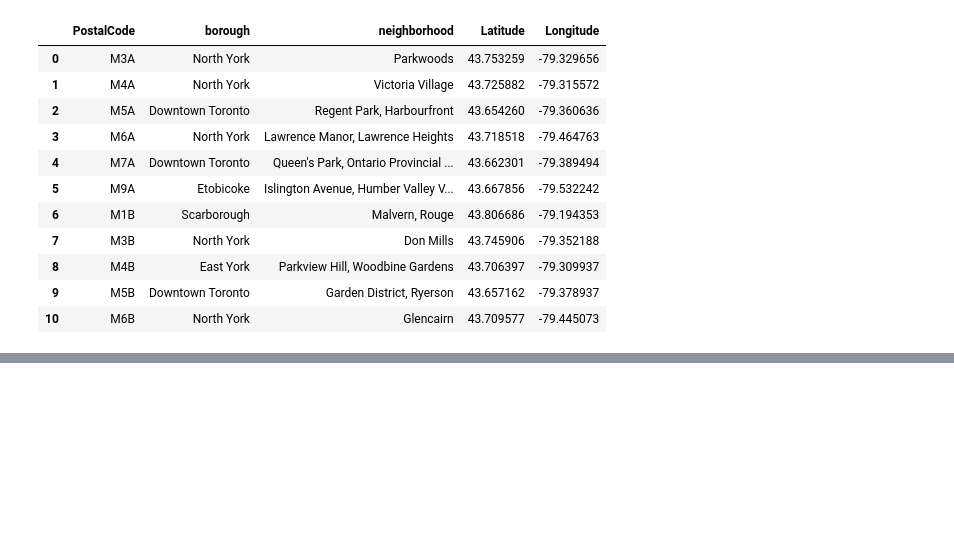
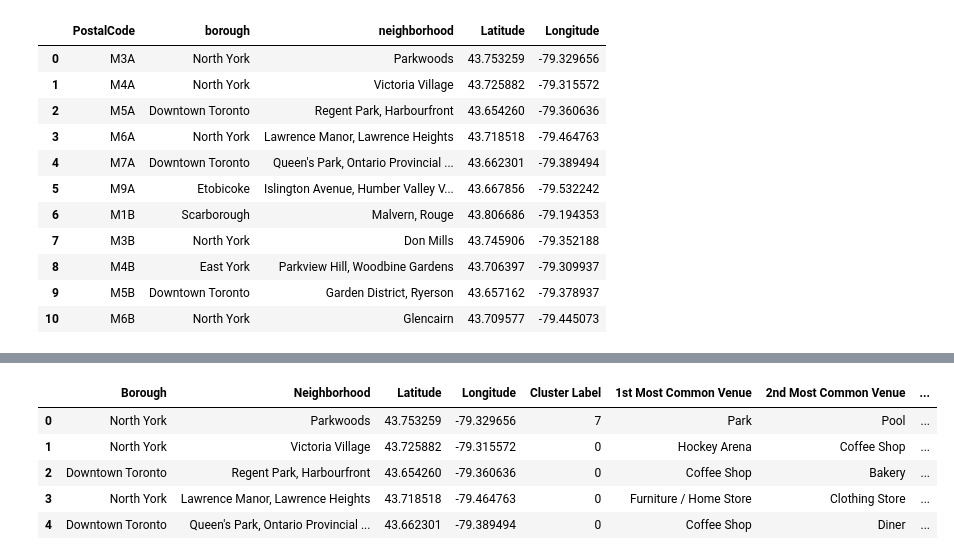
Before and after one commit to steph-ga/IBM-DS-Capstone-Project, a Jupyter notebook: capstone_project.ipynb, the cells around one changed output, grey strips where cells are left out. Saved outputs shown, nothing was run; the diff lists cells and outputs as text; code cells hidden in the pictures; blank space fills up the shorter version.

```diff
--- a/capstone_project.ipynb
+++ b/capstone_project.ipynb
@@ -101,0 +389,8 @@ result.head(11)
+# %%
+from sklearn.cluster import KMeans
+
+k = 10
+
+toronto_grouped_clustering = toronto_grouped.drop('Neighborhood',1)
+kmeans = KMeans(n_clusters=k, random_state=0).fit(toronto_grouped_clustering)
+kmeans.labels_[0:10]
@@ -101,0 +399,4 @@ result.head(11)
+# %%
+#add clustering labels to the neighborhood_venues_sorted df
+
+neighborhood_venues_sorted.insert(0,'Cluster Label',kmeans.labels_)
@@ -101,0 +412,14 @@ result.head(11)
+# %%
+toronto_data = df.drop('PostalCode',1)
+toronto_data.rename(columns={'borough':'Borough','neighborhood':'Neighborhood'}, inplace=True)
+# %%
+toronto_merged = pd.merge(toronto_data, neighborhood_venues_sorted, on='Neighborhood')
+# %%
+toronto_merged.head()
+# %% [output]
+|  | Borough | Neighborhood | Latitude | Longitude | Cluster Label | 1st Most Common Venue | 2nd Most Common Venue | ... |
+| 0 | North York | Parkwoods | 43.753259 | -79.329656 | 7 | Park | Pool | ... |
+| 1 | North York | Victoria Village | 43.725882 | -79.315572 | 0 | Hockey Arena | Coffee Shop | ... |
+| 2 | Downtown Toronto | Regent Park, Harbourfront | 43.654260 | -79.360636 | 0 | Coffee Shop | Bakery | ... |
+| 3 | North York | Lawrence Manor, Lawrence Heights | 43.718518 | -79.464763 | 0 | Furniture / Home Store | Clothing Store | ... |
+| 4 | Downtown Toronto | Queen's Park, Ontario Provincial ... | 43.662301 | -79.389494 | 0 | Coffee Shop | Diner | ... |
```
Also changed, not shown: parts of 62 cells of this notebook.
